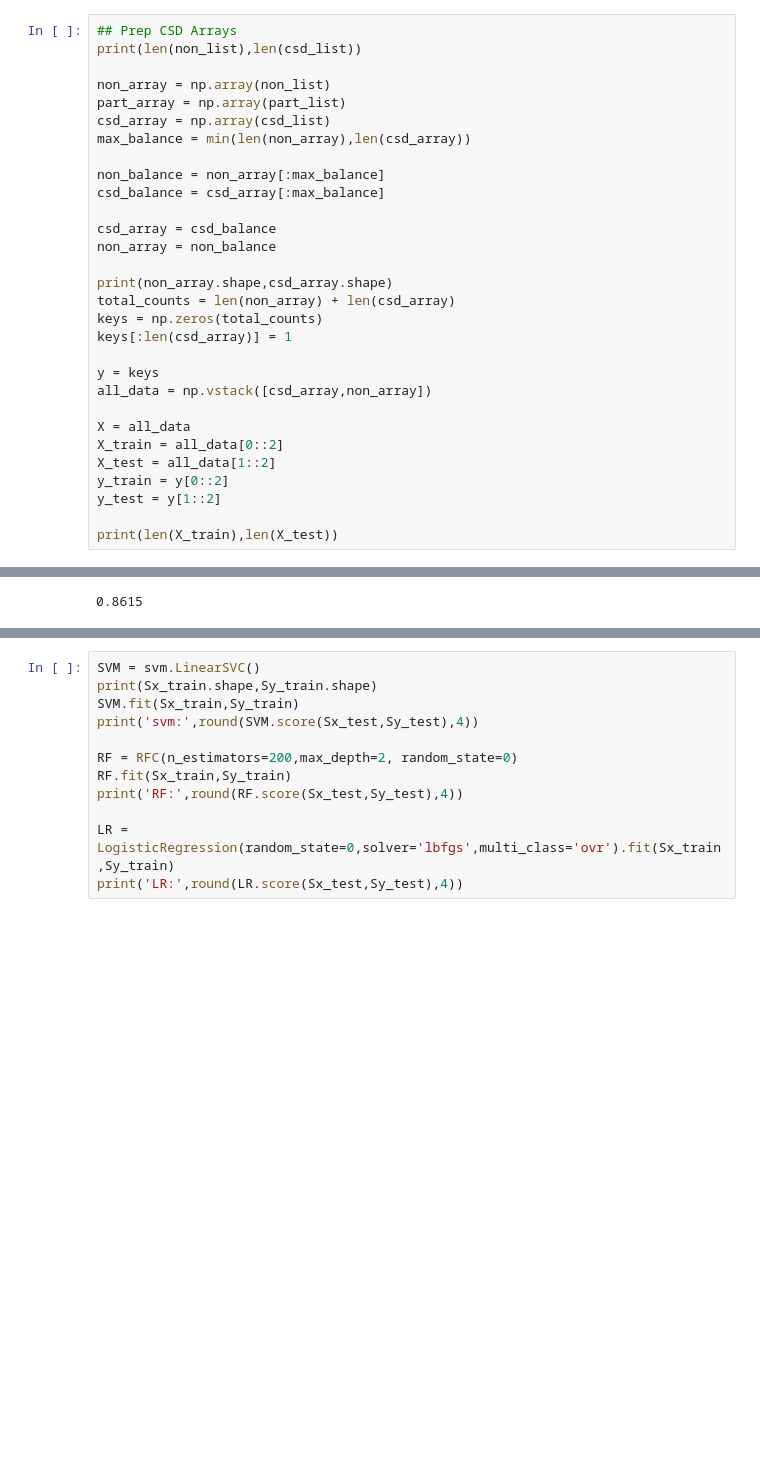
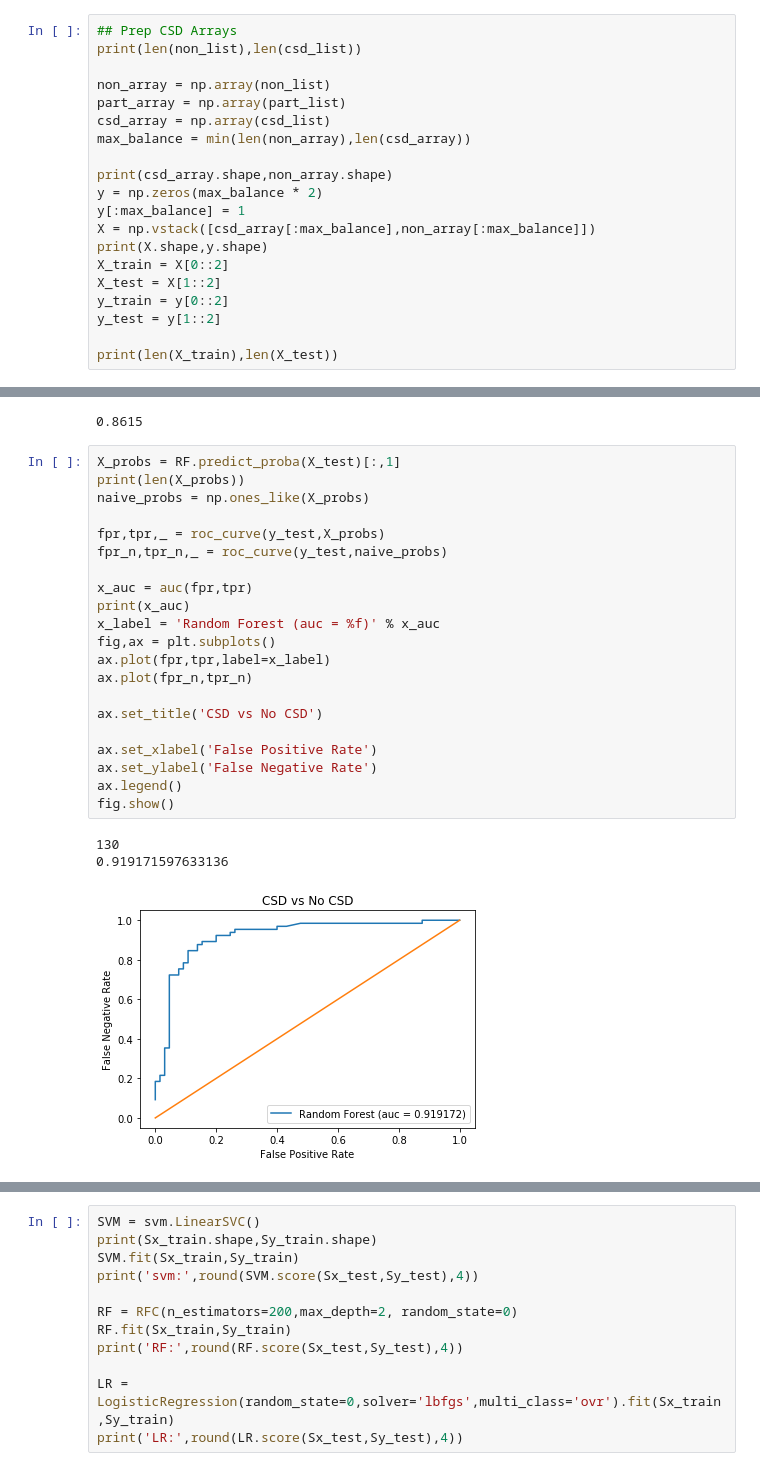
Before and after one commit to aperkes/PostureAnalysis, a Jupyter notebook: cloud_sandbox.ipynb, the cells around one changed output, grey strips where cells are left out. Drawn from its saved outputs; the diff is of its cells as text; blank space fills up the shorter version.

```diff
--- a/cloud_sandbox.ipynb
+++ b/cloud_sandbox.ipynb
@@ -131,23 +131,13 @@ part_array = np.array(part_list)
 csd_array = np.array(csd_list)
 max_balance = min(len(non_array),len(csd_array))
 
-non_balance = non_array[:max_balance]
-csd_balance = csd_array[:max_balance]
-
-csd_array = csd_balance
-non_array = non_balance
-
-print(non_array.shape,csd_array.shape)
-total_counts = len(non_array) + len(csd_array)
-keys = np.zeros(total_counts)
-keys[:len(csd_array)] = 1
-
-y = keys
-all_data = np.vstack([csd_array,non_array])
-
-X = all_data
-X_train = all_data[0::2]
-X_test = all_data[1::2]
+print(csd_array.shape,non_array.shape)
+y = np.zeros(max_balance * 2)
+y[:max_balance] = 1
+X = np.vstack([csd_array[:max_balance],non_array[:max_balance]])
+print(X.shape,y.shape)
+X_train = X[0::2]
+X_test = X[1::2]
 y_train = y[0::2]
 y_test = y[1::2]
 
@@ -248,4 +251,29 @@ RF.fit(X_train,y_train)
 round(RF.score(X_test,y_test),4)
 # %% [output]
 0.8615
+# %%
+X_probs = RF.predict_proba(X_test)[:,1]
+print(len(X_probs))
+naive_probs = np.ones_like(X_probs)
+
+fpr,tpr,_ = roc_curve(y_test,X_probs)
+fpr_n,tpr_n,_ = roc_curve(y_test,naive_probs)
+
+x_auc = auc(fpr,tpr)
+print(x_auc)
+x_label = 'Random Forest (auc = %f)' % x_auc
+fig,ax = plt.subplots()
+ax.plot(fpr,tpr,label=x_label)
+ax.plot(fpr_n,tpr_n)
+
+ax.set_title('CSD vs No CSD')
+
+ax.set_xlabel('False Positive Rate')
+ax.set_ylabel('False Negative Rate')
+ax.legend()
+fig.show()
+# %% [output]
+130
+0.919171597633136
+[figure, added]
 # %%
```
Also changed, not shown: parts of 12 cells of this notebook.
